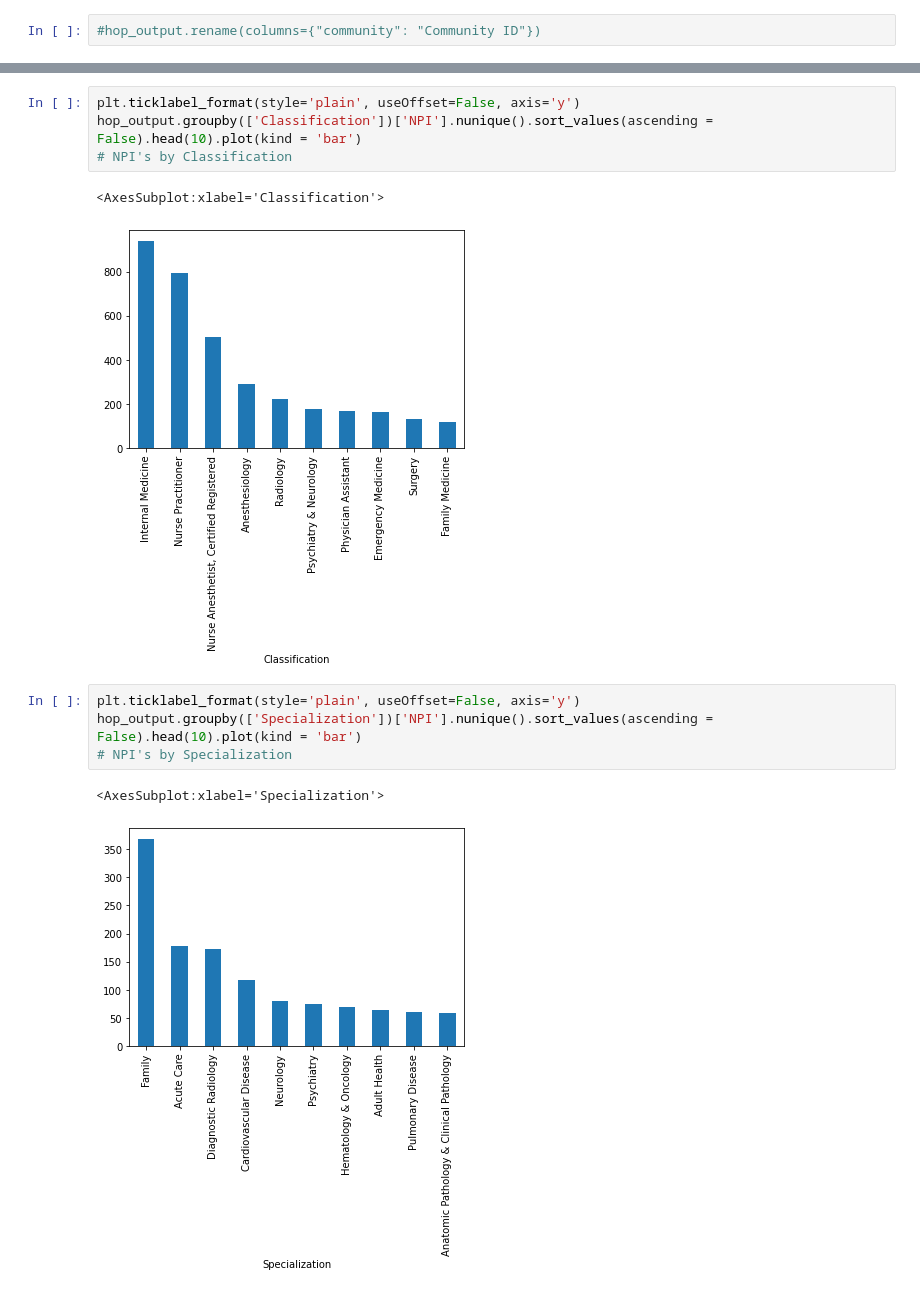
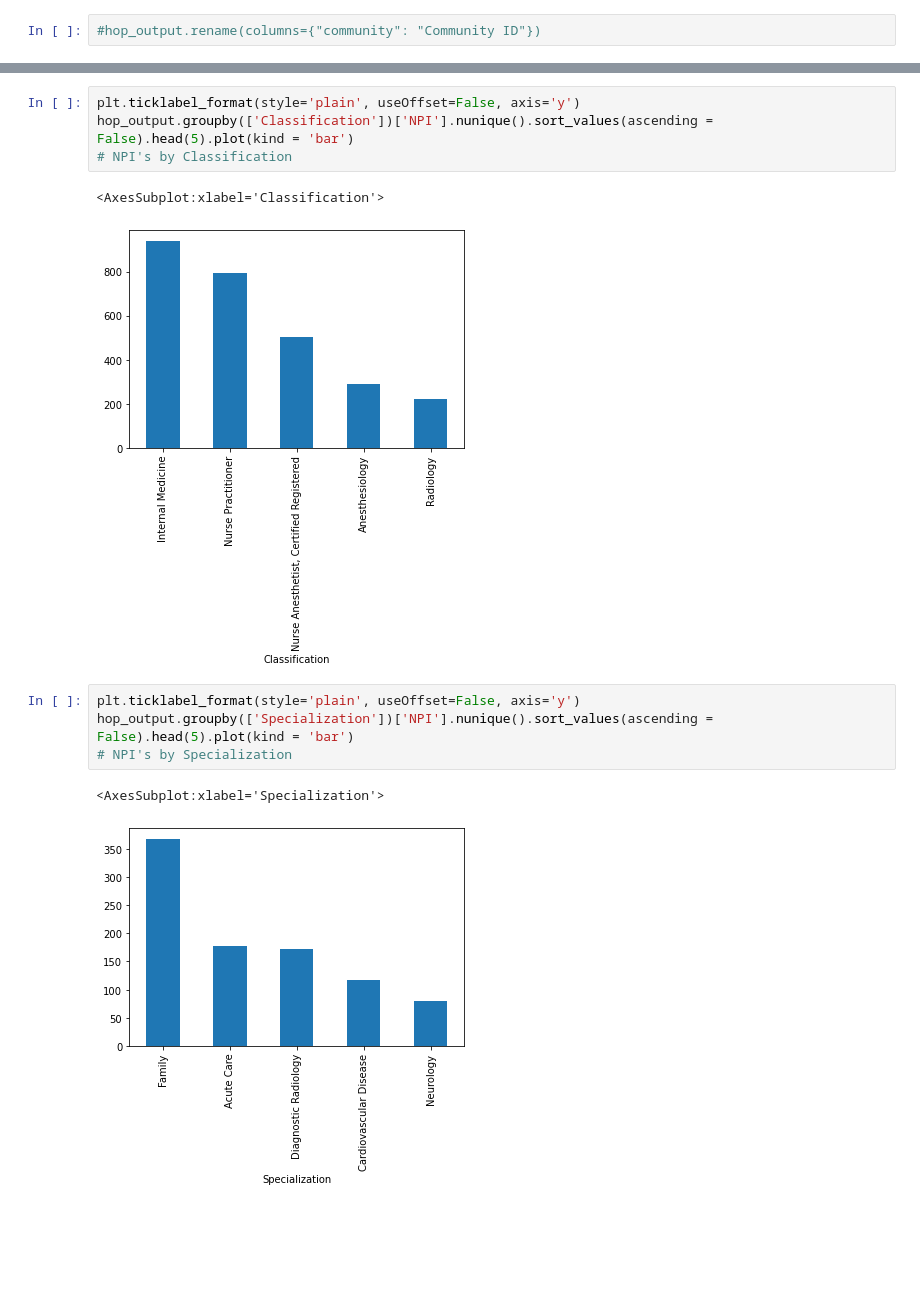
Before and after one commit to nss-data-science-cohort-6/hop_team-double-eagle-ii, a Jupyter notebook: hop_final.ipynb, the cells around one changed output, grey strips where cells are left out. Cells and saved outputs as stored; diff of their text form; blank space fills up the shorter version.

```diff
--- a/hop_final.ipynb
+++ b/hop_final.ipynb
@@ -105,14 +105,14 @@ hop_output.groupby(['ProviderOrganizationName(LegalBusinessName)'])['NPI'].nuniq
 # %%
 plt.ticklabel_format(style='plain', useOffset=False, axis='y')
-hop_output.groupby(['Classification'])['NPI'].nunique().sort_values(ascending = False).head(10).plot(kind = 'bar')
+hop_output.groupby(['Classification'])['NPI'].nunique().sort_values(ascending = False).head(5).plot(kind = 'bar')
 # NPI's by Classification
 # %% [output]
 <AxesSubplot:xlabel='Classification'>
-[figure, old version]
+[figure, new version]
 # %%
 plt.ticklabel_format(style='plain', useOffset=False, axis='y')
-hop_output.groupby(['Specialization'])['NPI'].nunique().sort_values(ascending = False).head(10).plot(kind = 'bar')
+hop_output.groupby(['Specialization'])['NPI'].nunique().sort_values(ascending = False).head(5).plot(kind = 'bar')
 # NPI's by Specialization
 # %% [output]
 <AxesSubplot:xlabel='Specialization'>
-[figure, old version]
+[figure, new version]
```
Also changed, not shown: parts of 22 cells of this notebook.
